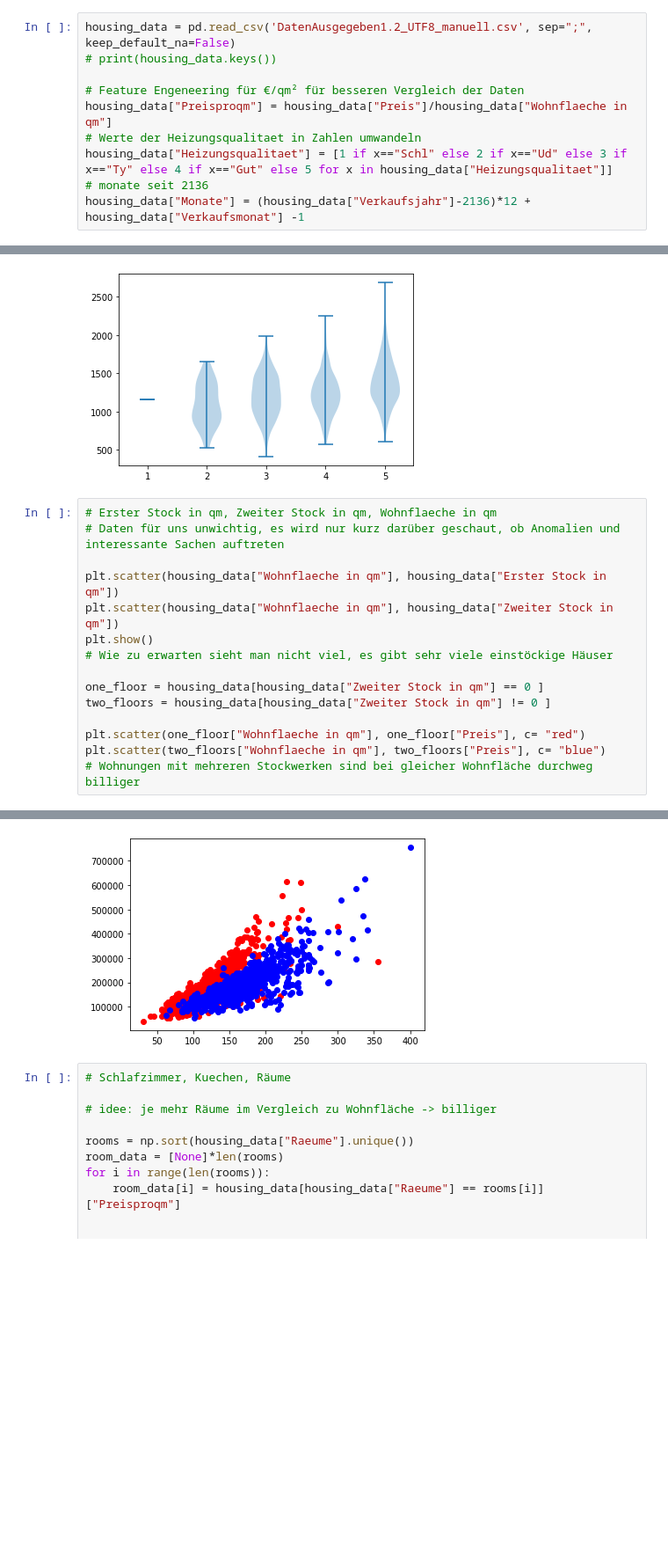
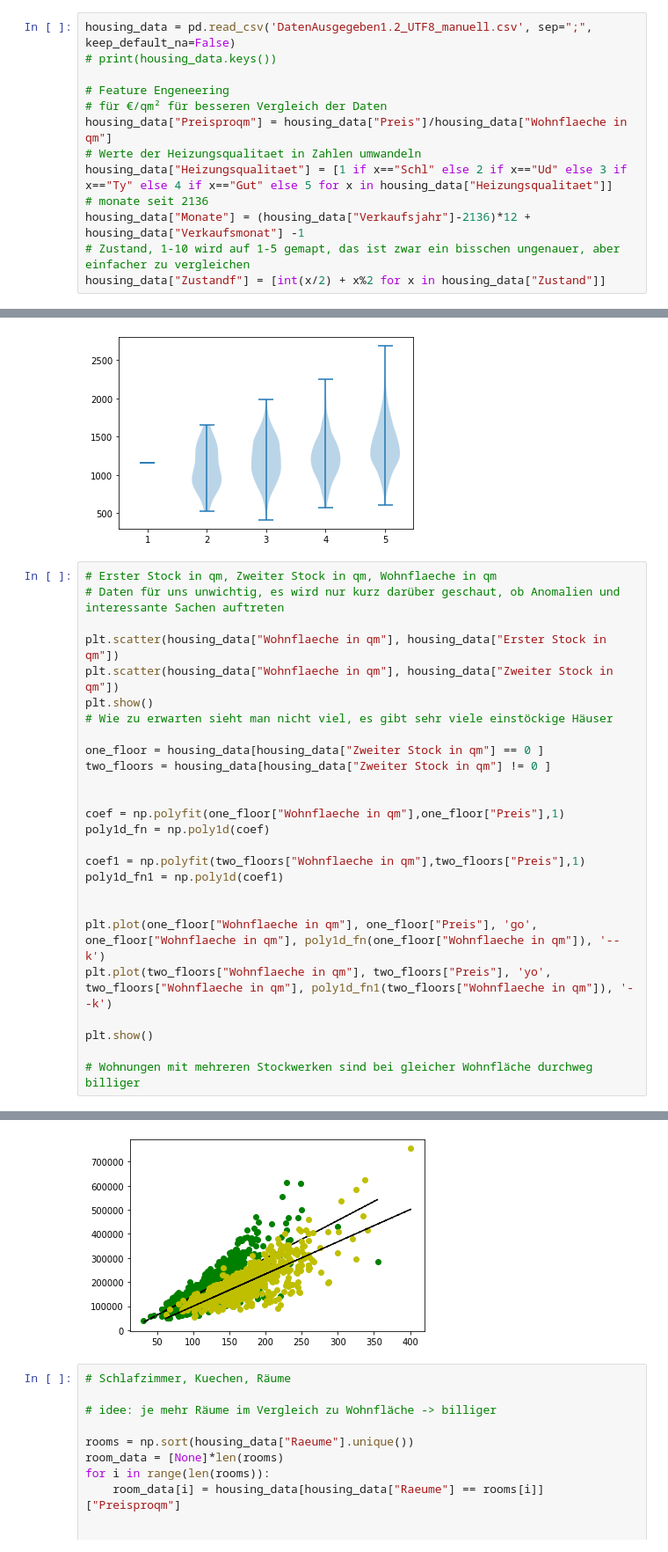
Before and after one commit to CrossField1973/DataScienceProject_01, a Jupyter notebook: housing_data.ipynb, the cells around one changed output, grey strips where cells are left out. Shown at 88% size. Cells and saved outputs as stored; diff of their text form; blank space fills up the shorter version.

Commit message:
Bessere Graphen

```diff
--- a/housing_data.ipynb
+++ b/housing_data.ipynb
@@ -7,9 +7,12 @@ import seaborn as sb
 housing_data = pd.read_csv('DatenAusgegeben1.2_UTF8_manuell.csv', sep=";", keep_default_na=False)
 # print(housing_data.keys())
 
-# Feature Engeneering für €/qm² für besseren Vergleich der Daten
+# Feature Engeneering
+# für €/qm² für besseren Vergleich der Daten
 housing_data["Preisproqm"] = housing_data["Preis"]/housing_data["Wohnflaeche in qm"]
 # Werte der Heizungsqualitaet in Zahlen umwandeln
 housing_data["Heizungsqualitaet"] = [1 if x=="Schl" else 2 if x=="Ud" else 3 if x=="Ty" else 4 if x=="Gut" else 5 for x in housing_data["Heizungsqualitaet"]]
 # monate seit 2136
 housing_data["Monate"] = (housing_data["Verkaufsjahr"]-2136)*12 + housing_data["Verkaufsmonat"] -1
+# Zustand, 1-10 wird auf 1-5 gemapt, das ist zwar ein bisschen ungenauer, aber einfacher zu vergleichen
+housing_data["Zustandf"] = [int(x/2) + x%2 for x in housing_data["Zustand"]]
@@ -102,8 +107,19 @@ plt.show()
 one_floor = housing_data[housing_data["Zweiter Stock in qm"] == 0 ]
 two_floors = housing_data[housing_data["Zweiter Stock in qm"] != 0 ]
 
-plt.scatter(one_floor["Wohnflaeche in qm"], one_floor["Preis"], c= "red")
-plt.scatter(two_floors["Wohnflaeche in qm"], two_floors["Preis"], c= "blue")
+
+coef = np.polyfit(one_floor["Wohnflaeche in qm"],one_floor["Preis"],1)
+poly1d_fn = np.poly1d(coef)
+
+coef1 = np.polyfit(two_floors["Wohnflaeche in qm"],two_floors["Preis"],1)
+poly1d_fn1 = np.poly1d(coef1)
+
+
+plt.plot(one_floor["Wohnflaeche in qm"], one_floor["Preis"], 'go', one_floor["Wohnflaeche in qm"], poly1d_fn(one_floor["Wohnflaeche in qm"]), '--k')
+plt.plot(two_floors["Wohnflaeche in qm"], two_floors["Preis"], 'yo', two_floors["Wohnflaeche in qm"], poly1d_fn1(two_floors["Wohnflaeche in qm"]), '--k')
+
+plt.show()
+
 # Wohnungen mit mehreren Stockwerken sind bei gleicher Wohnfläche durchweg billiger
 # %% [output]
 [figure]
@@ -111,4 +126,4 @@ plt.scatter(two_floors["Wohnflaeche in qm"], two_floors["Preis"], c= "blue")
-[figure, old version]
+[figure, new version]
 # %%
 # Schlafzimmer, Kuechen, Räume
 
```
Also changed, not shown: parts of 3 cells of this notebook, 1 other file.
